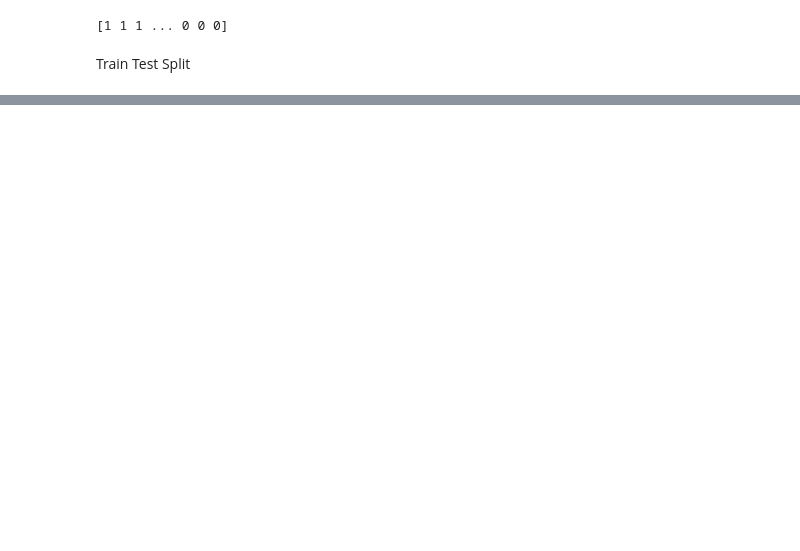
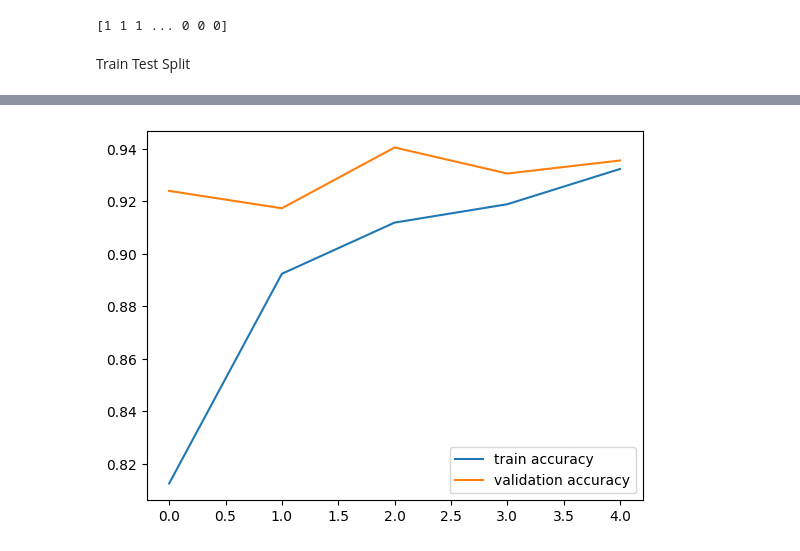
Before and after one commit to Pruthvirajsinh-Zala/DL-projects, a Jupyter notebook: Face Mask Detection/Face_Mask_Detection_using_CNN.ipynb, the cells around one changed output, grey strips where cells are left out. Cells and saved outputs as stored; diff of their text form; code cells hidden in the pictures; blank space fills up the shorter version.

```diff
--- a/Face Mask Detection/Face_Mask_Detection_using_CNN.ipynb
+++ b/Face Mask Detection/Face_Mask_Detection_using_CNN.ipynb
@@ -211,0 +325,8 @@ Train Test Split
+# %%
+#plot the loss value
+plt.plot(h.history['acc'], label='train accuracy')
+plt.plot(h.history['val_acc'], label='validation accuracy')
+plt.legend()
+plt.show()
+# %% [output]
+[figure, added]
```
Also changed, not shown: parts of 20 cells of this notebook.
